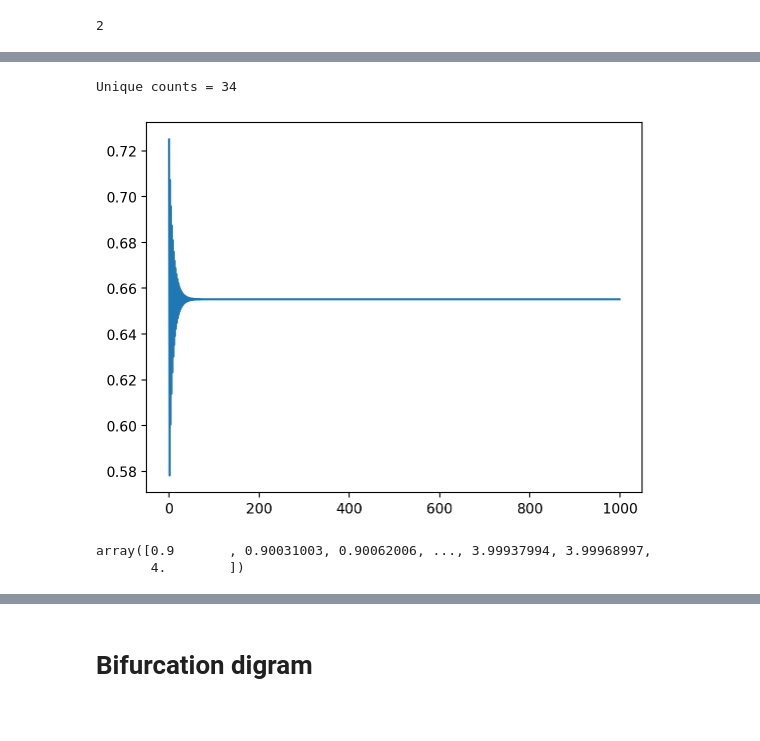
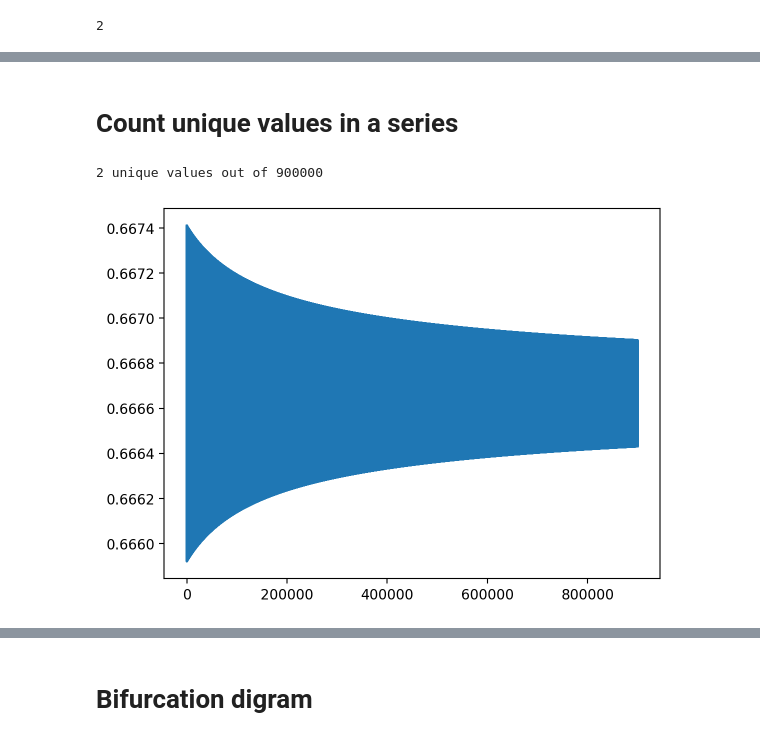
Before and after one commit to erbilcanartun/feigenbaum-constant, a Jupyter notebook: feigenbaum_constant.ipynb, the cells around one changed output, grey strips where cells are left out. Drawn from its saved outputs; the diff is of its cells as text; code cells hidden in the pictures.

```diff
--- a/feigenbaum_constant.ipynb
+++ b/feigenbaum_constant.ipynb
@@ -144,19 +40,23 @@ array([0.725, 0.578, 0.707, 0.6  , 0.696, 0.614, 0.687, 0.623, 0.681,
+# %% [markdown]
+# Count unique values in a series
 # %%
-r = 2.9
-N = 1000
+f = logistic_map
+r = 3.
+x0 = .5
+N = 1e6
 
-series = generate_series(r, 0.5, N)
+# Generate series and take last 10% of the data
+series = generate_series(f, r, x0, int(N))[int(N * .1):]
+plt.plot(series, marker='');
+
+# Round values to eliminate numerical noise
 rounded_series = np.round(series, 3)
 #rounded_series = array_round(series, 3)
-unique_values = np.unique(rounded_series[:])
+
+# Count unique values
+unique_values = np.unique(rounded_series)
 unique_count = len(unique_values)
-print("Unique counts =", unique_count)
-plt.plot(series, marker='');
+print(f"{unique_count} unique values out of {len(series)}")
 # %% [output]
-Unique counts = 34
+2 unique values out of 900000
-[figure, old version]
+[figure, new version]
-# %%
-np.linspace(*(0.9, 4), 10000)
-# %% [output]
-array([0.9       , 0.90031003, 0.90062006, ..., 3.99937994, 3.99968997,
-       4.        ])
```
Also changed, not shown: parts of 16 cells of this notebook, 1 other file.
